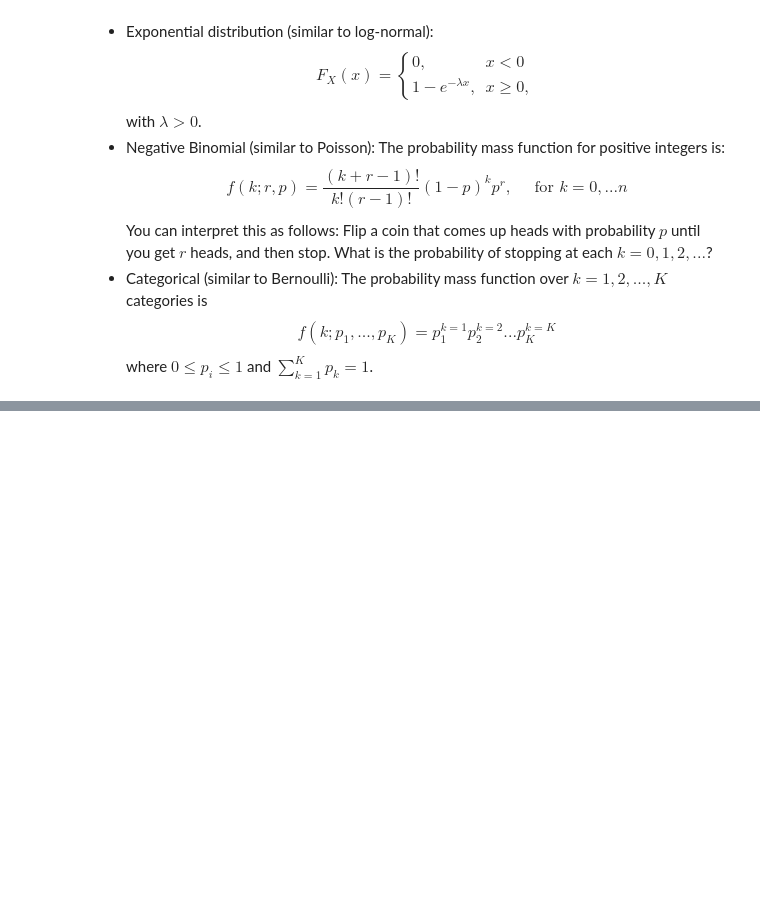
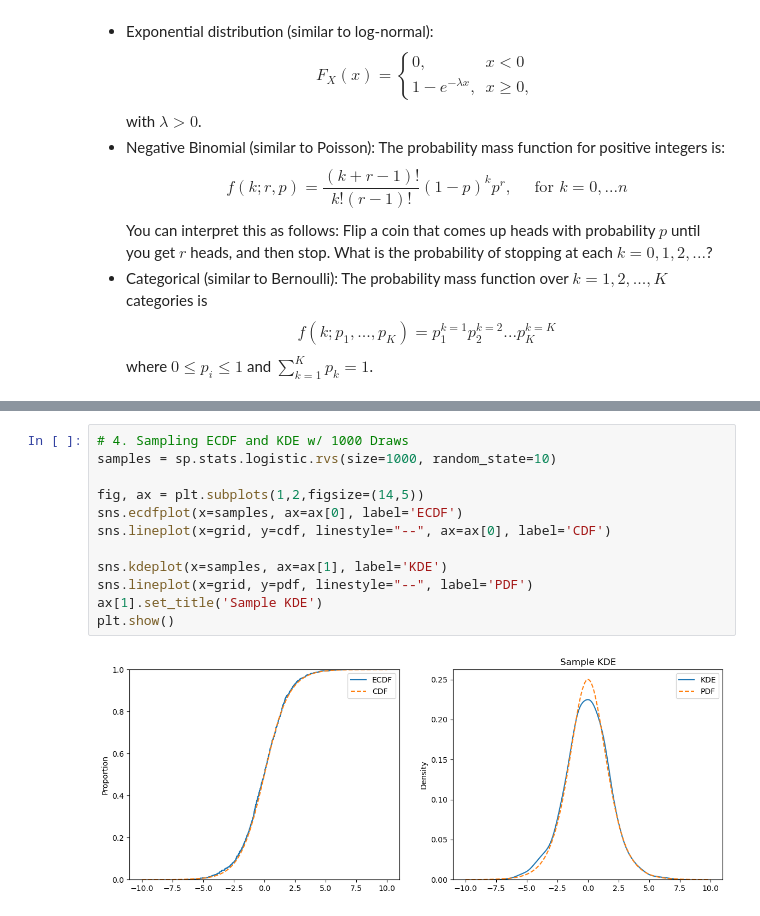
Before and after one commit to andersone17/Uncertainty_Assignment_6, a Jupyter notebook: assignment_6.ipynb, the cells around one changed output, grey strips where cells are left out. Drawn from its saved outputs; the diff is of its cells as text; blank space fills up the shorter version.

```diff
--- a/assignment_6.ipynb
+++ b/assignment_6.ipynb
@@ -129,0 +416,14 @@ where $0 \le p_i \le 1$ and $ \sum_{k=1}^K p_k = 1$.
+# %%
+# 4. Sampling ECDF and KDE w/ 1000 Draws
+samples = sp.stats.logistic.rvs(size=1000, random_state=10)
+
+fig, ax = plt.subplots(1,2,figsize=(14,5))
+sns.ecdfplot(x=samples, ax=ax[0], label='ECDF')
+sns.lineplot(x=grid, y=cdf, linestyle="--", ax=ax[0], label='CDF')
+
+sns.kdeplot(x=samples, ax=ax[1], label='KDE')
+sns.lineplot(x=grid, y=pdf, linestyle="--", label='PDF')
+ax[1].set_title('Sample KDE')
+plt.show()
+# %% [output]
+[figure, added]
```
Also changed, not shown: parts of 45 cells of this notebook, 1 other file.
